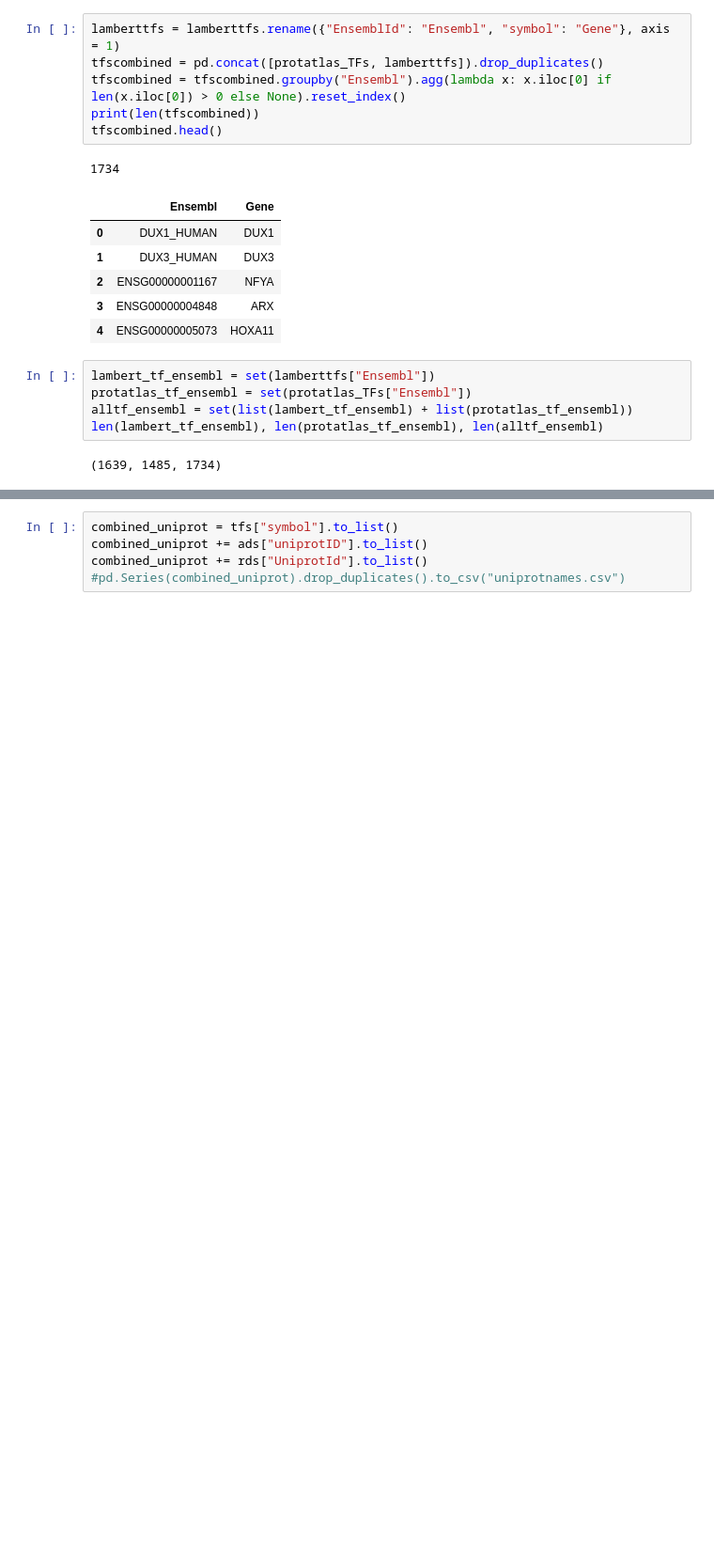
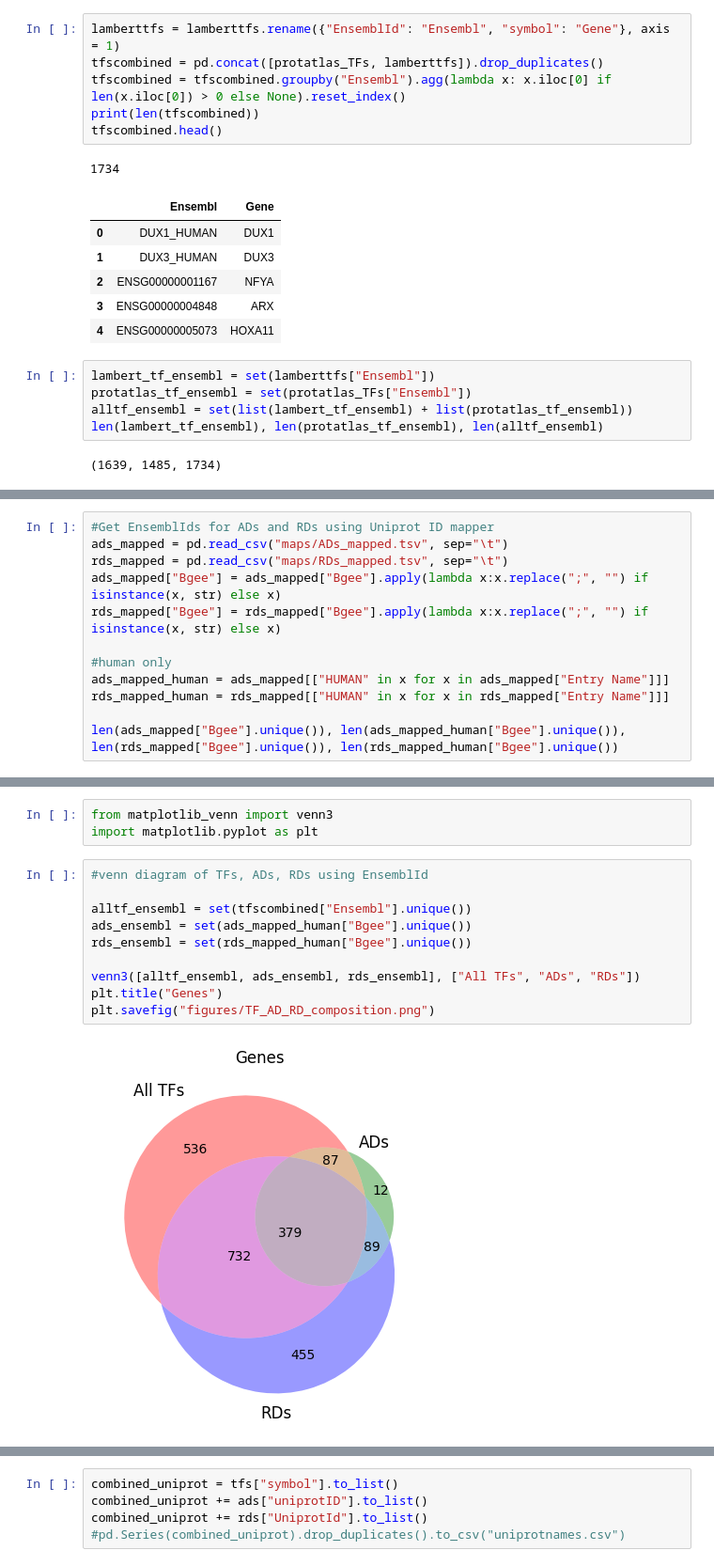
Before and after one commit to kinseylong/StallerRotation, a Jupyter notebook: TF_list/TF_AD_RD.ipynb, the cells around one changed output, grey strips where cells are left out. Shown: that part at 94% size. Cells and saved outputs as stored; diff of their text form; blank space fills up the shorter version.

```diff
--- a/TF_list/TF_AD_RD.ipynb
+++ b/TF_list/TF_AD_RD.ipynb
@@ -80,0 +101,12 @@ len(tfs["EnsemblId"].unique()), len(ads["Gene"].unique()), len(rds["UniprotId"].
+# %%
+#Get EnsemblIds for ADs and RDs using Uniprot ID mapper
+ads_mapped = pd.read_csv("maps/ADs_mapped.tsv", sep="\t")
+rds_mapped = pd.read_csv("maps/RDs_mapped.tsv", sep="\t")
+ads_mapped["Bgee"] = ads_mapped["Bgee"].apply(lambda x:x.replace(";", "") if isinstance(x, str) else x)
+rds_mapped["Bgee"] = rds_mapped["Bgee"].apply(lambda x:x.replace(";", "") if isinstance(x, str) else x)
+
+#human only
+ads_mapped_human = ads_mapped[["HUMAN" in x for x in ads_mapped["Entry Name"]]]
+rds_mapped_human = rds_mapped[["HUMAN" in x for x in rds_mapped["Entry Name"]]]
+
+len(ads_mapped["Bgee"].unique()), len(ads_mapped_human["Bgee"].unique()), len(rds_mapped["Bgee"].unique()), len(rds_mapped_human["Bgee"].unique())
@@ -80,0 +128,15 @@ len(tfs["EnsemblId"].unique()), len(ads["Gene"].unique()), len(rds["UniprotId"].
+# %%
+from matplotlib_venn import venn3
+import matplotlib.pyplot as plt
+# %%
+#venn diagram of TFs, ADs, RDs using EnsemblId
+
+alltf_ensembl = set(tfscombined["Ensembl"].unique())
+ads_ensembl = set(ads_mapped_human["Bgee"].unique())
+rds_ensembl = set(rds_mapped_human["Bgee"].unique())
+
+venn3([alltf_ensembl, ads_ensembl, rds_ensembl], ["All TFs", "ADs", "RDs"])
+plt.title("Genes")
+plt.savefig("figures/TF_AD_RD_composition.png")
+# %% [output]
+[figure, added]
```
Also changed, not shown: parts of 11 cells of this notebook, 10 other files.
